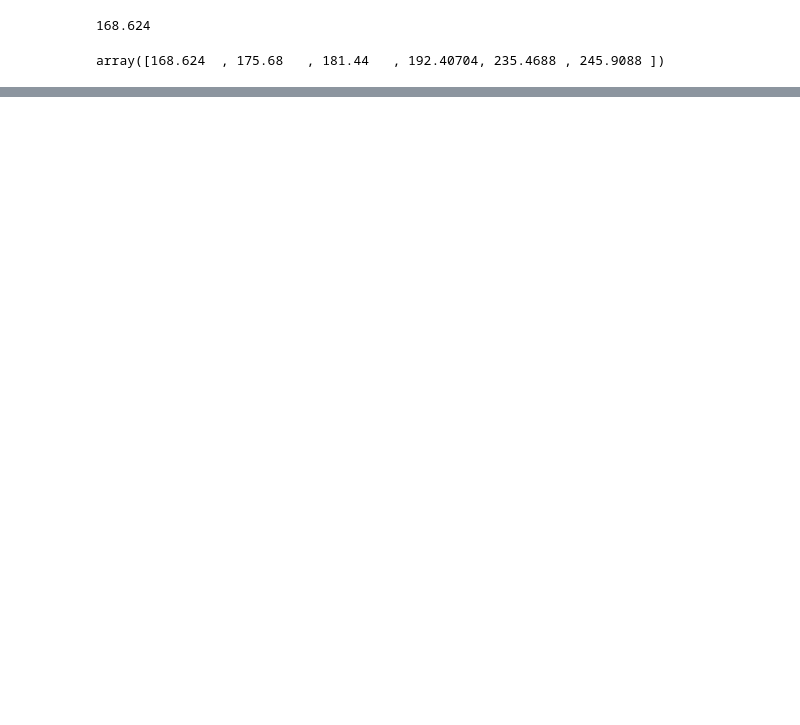
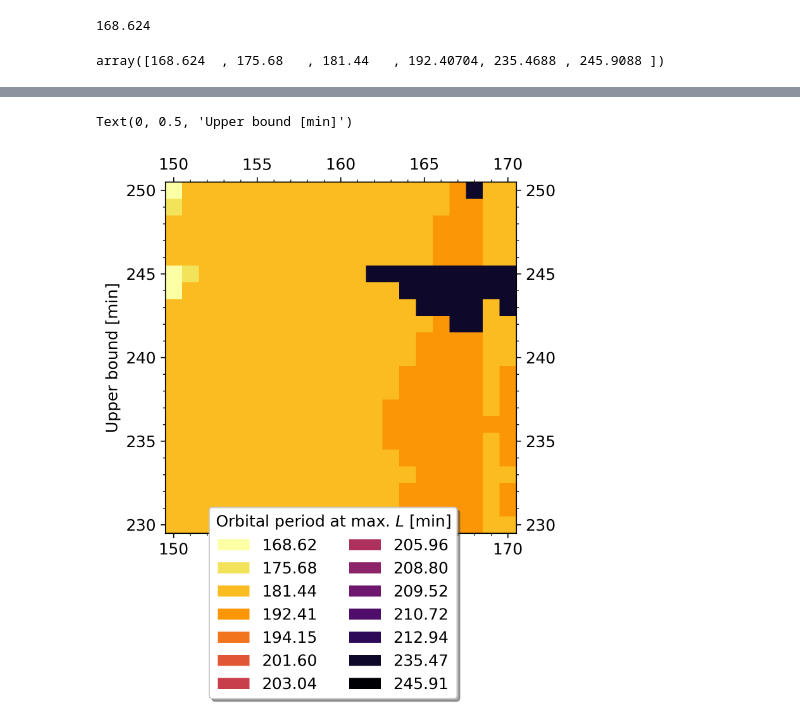
Before and after one commit to wknop/licencjat, a Jupyter notebook: test.ipynb, the cells around one changed output, grey strips where cells are left out. Drawn from its saved outputs; the diff is of its cells as text; code cells hidden in the pictures; blank space fills up the shorter version.

```diff
--- a/test.ipynb
+++ b/test.ipynb
@@ -118,0 +121,45 @@ Text(0, 0.5, 'Upper bound [min]')
+# %%
+lower_bounds = np.arange(150, 171, 1)
+upper_bounds = np.arange(230, 251, 1)
+vals = LogL(lower_bounds, upper_bounds, non_polars_arr, 2)
+
+from matplotlib.ticker import (MultipleLocator, AutoMinorLocator)
+from matplotlib.patches import Patch
+color_map = {168.62: np.array([252, 255, 164]),
+             175.68: np.array([243, 227, 90]),
+             181.44: np.array([251, 188, 33]),
+             192.41: np.array([251, 150, 6]),
+             194.15: np.array([242, 116, 28]),
+             201.6 : np.array([225, 86, 53]),
+             203.04: np.array([200, 63, 75]),
+             205.96: np.array([173, 48, 93]),
+             208.8 : np.array([141, 35, 105]),
+             209.52: np.array([109, 24, 110]),
+             210.72: np.array([79, 13, 108]),
+             212.94: np.array([45, 11, 89]),
+             235.47: np.array([14, 9, 43]),
+             245.91: np.array([0, 0, 4]),
+             }
+
+data = np.round(vals.reshape(21,21), 2)
+
+data_3d = np.ndarray(shape=(data.shape[0], data.shape[1], 3), dtype=int)
+for i in range(0, data.shape[0]):
+    for j in range(0, data.shape[1]):
+        data_3d[i][j] = color_map[data[i][j]]
+
+fig, ax = plt.subplots(1, 1, dpi=300)
+im = ax.imshow(data_3d, origin='lower')
+
+legend_elements = [Patch(facecolor=color_map[key]/255.0, label=f'{key:.2f}') for key in color_map]
+ax.legend(handles=legend_elements, bbox_to_anchor=(0.5, -0.27), loc="lower center",bbox_transform=fig.transFigure, ncol=2, fancybox=True, shadow=True, fontsize=12, title="Orbital period at max. $L$ [min]", title_fontsize=12)
+ax.set_xticks(np.arange(0, 21, 5), labels=np.arange(150, 171, 5))
+ax.set_yticks(np.arange(0, 21, 5), labels=np.arange(230, 251, 5))
+ax.xaxis.set_minor_locator(MultipleLocator())
+ax.yaxis.set_minor_locator(AutoMinorLocator())
+ax.tick_params(labelsize=12, labelbottom=True, labelleft=True, labelright=True, labeltop=True, top=True, bottom=True, left=True, right=True, which='both')
+ax.set_xlabel('Lower bound [min]', fontsize=12)
+ax.set_ylabel('Upper bound [min]', fontsize=12)
+# %% [output]
+Text(0, 0.5, 'Upper bound [min]')
+[figure, added]
```
Also changed, not shown: parts of 5 cells of this notebook, 1 other file.
